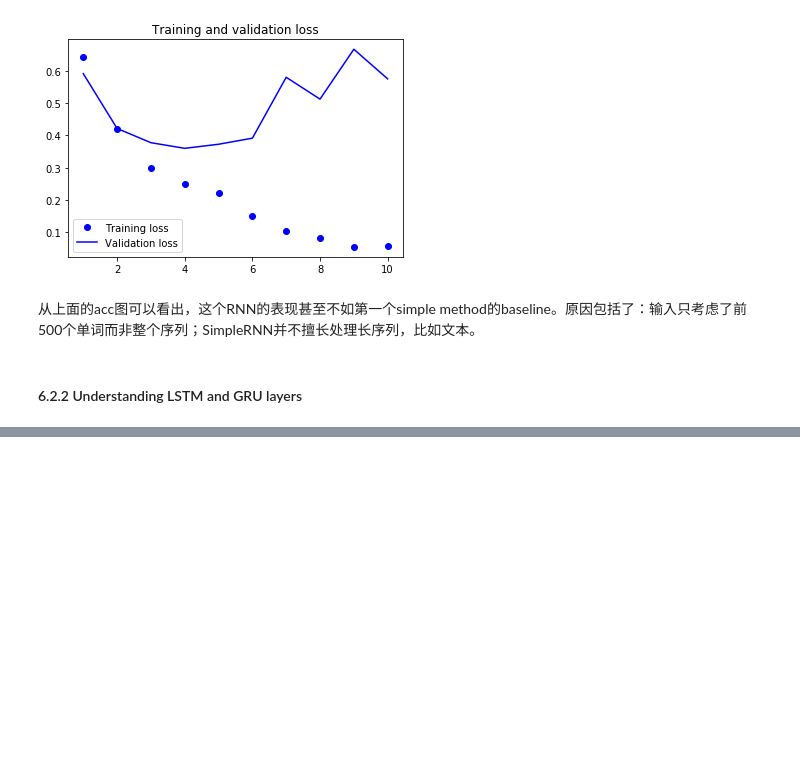
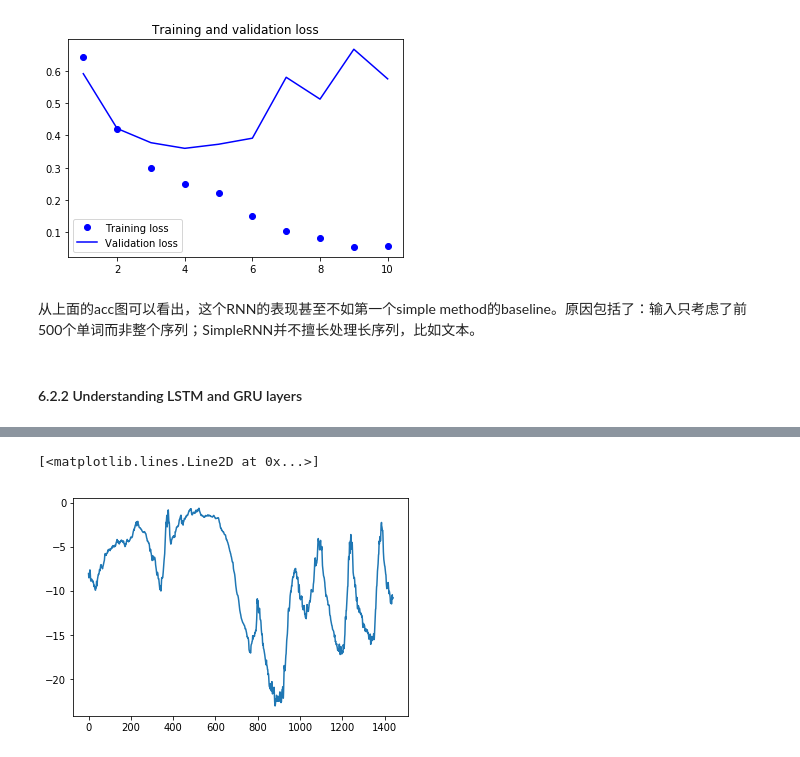
Before and after one commit to voidforall/deep-learning-with-python-code, a Jupyter notebook: ch6. Deep learning for text and sequences.ipynb, the cells around one changed output, grey strips where cells are left out. Cells and saved outputs as stored; diff of their text form; code cells hidden in the pictures; blank space fills up the shorter version.

```diff
--- a/ch6. Deep learning for text and sequences.ipynb
+++ b/ch6. Deep learning for text and sequences.ipynb
@@ -476,0 +587,6 @@ plt.show()
+# %%
+# the beginning 10 days' temperature
+plt.plot(range(1440), temp[:1440])
+# %% [output]
+[<matplotlib.lines.Line2D at 0x...>]
+[figure, added]
```
Also changed, not shown: parts of 55 cells of this notebook.
